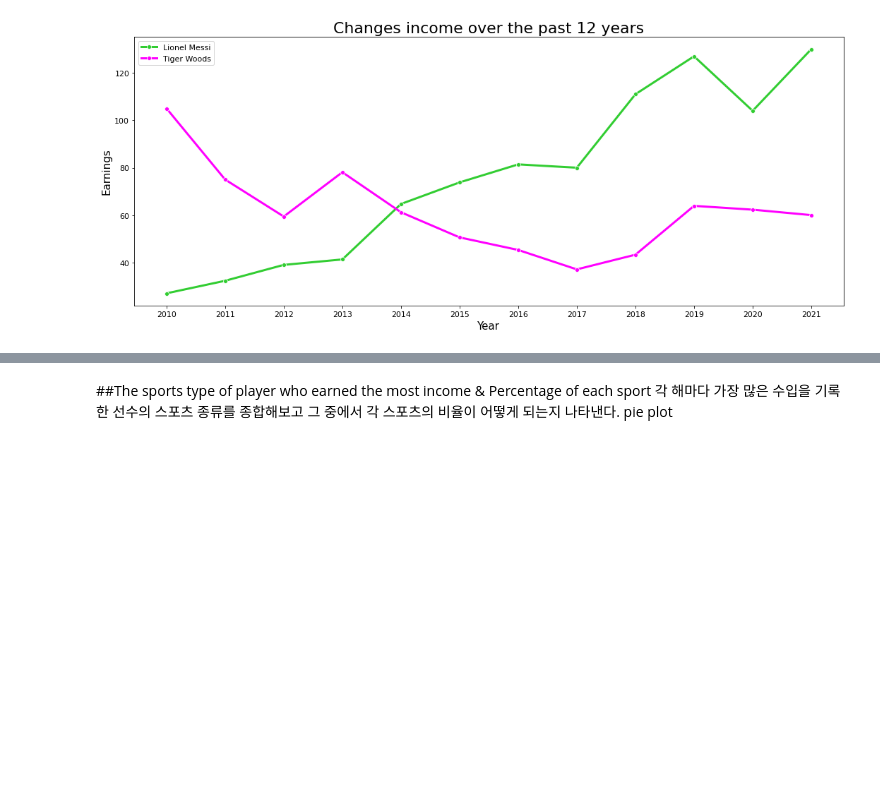
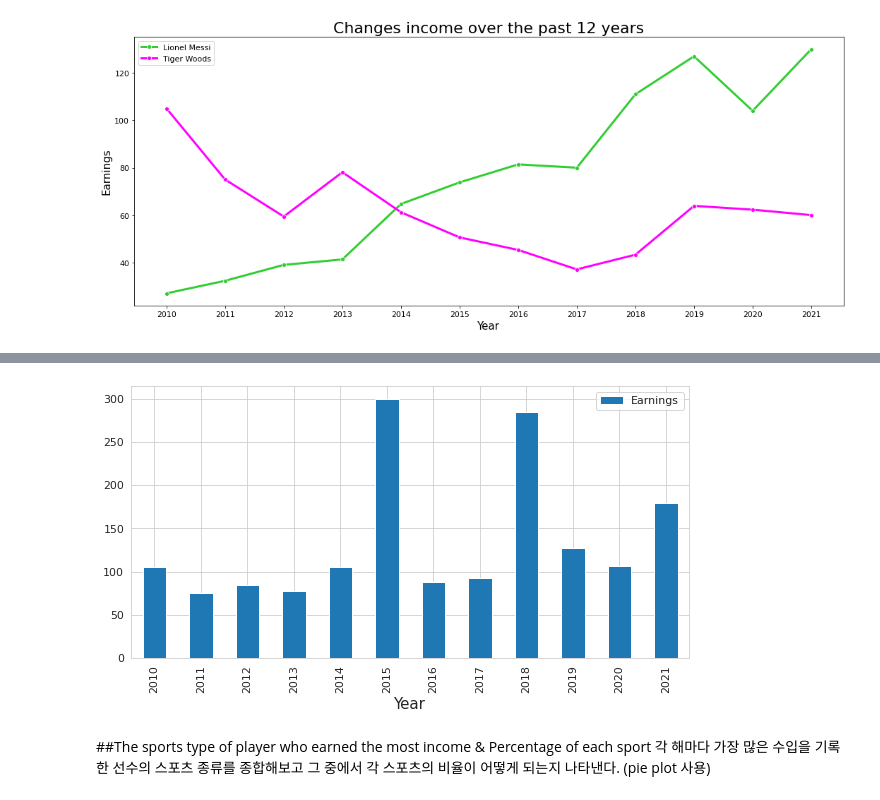
Before and after one commit to gjsin1105/DAP__, a Jupyter notebook: FinalProject.ipynb, the cells around one changed output, grey strips where cells are left out. Cells and saved outputs as stored; diff of their text form; code cells hidden in the pictures; blank space fills up the shorter version.

```diff
--- a/FinalProject.ipynb
+++ b/FinalProject.ipynb
@@ -162,0 +156,16 @@ NameError: ignored
+# %%
+data2010 = df[df['Year']==2010][:1]
+data2011 = df[df['Year']==2011][:1]
+data2012 = df[df['Year']==2012][:1]
+data2013 = df[df['Year']==2013][:1]
+data2014 = df[df['Year']==2014][:1]
+data2015 = df[df['Year']==2015][:1]
+data2016 = df[df['Year']==2016][:1]
+data2017 = df[df['Year']==2017][:1]
+data2018 = df[df['Year']==2018][:1]
+data2019 = df[df['Year']==2019][:1]
+data2020 = df[df['Year']==2020][:1]
+data2021 = df[df['Year']==2021][:1]
+
+top_year = pd.concat([data2010, data2011, data2012, data2013, data2014, data2015, data2016, data2017, data2018, data2019, data2020, data2021,])
+top_year
@@ -163,4 +186,9 @@ NameError: ignored
+# %%
+top_year.plot(kind='bar', figsize=(10, 5), x='Year', y='Earnings')
+plt.show()
+# %% [output]
+[figure, added]
 # %% [markdown]
 ##The sports type of player who earned the most income & Percentage of each sport
 각 해마다 가장 많은 수입을 기록한 선수의 스포츠 종류를 종합해보고 그 중에서 각 스포츠의 비율이 어떻게 되는지 나타낸다.
-pie plot
+(pie plot 사용)
```
Also changed, not shown: parts of 6 cells of this notebook.
